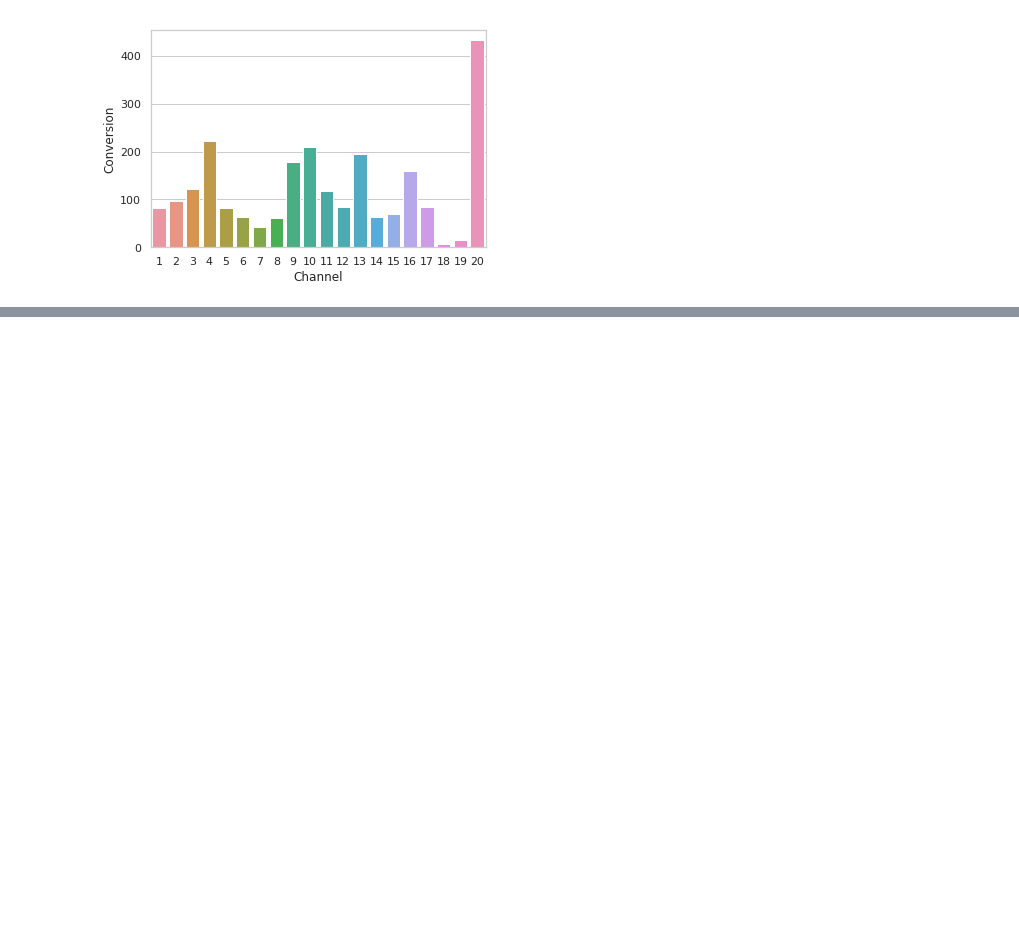
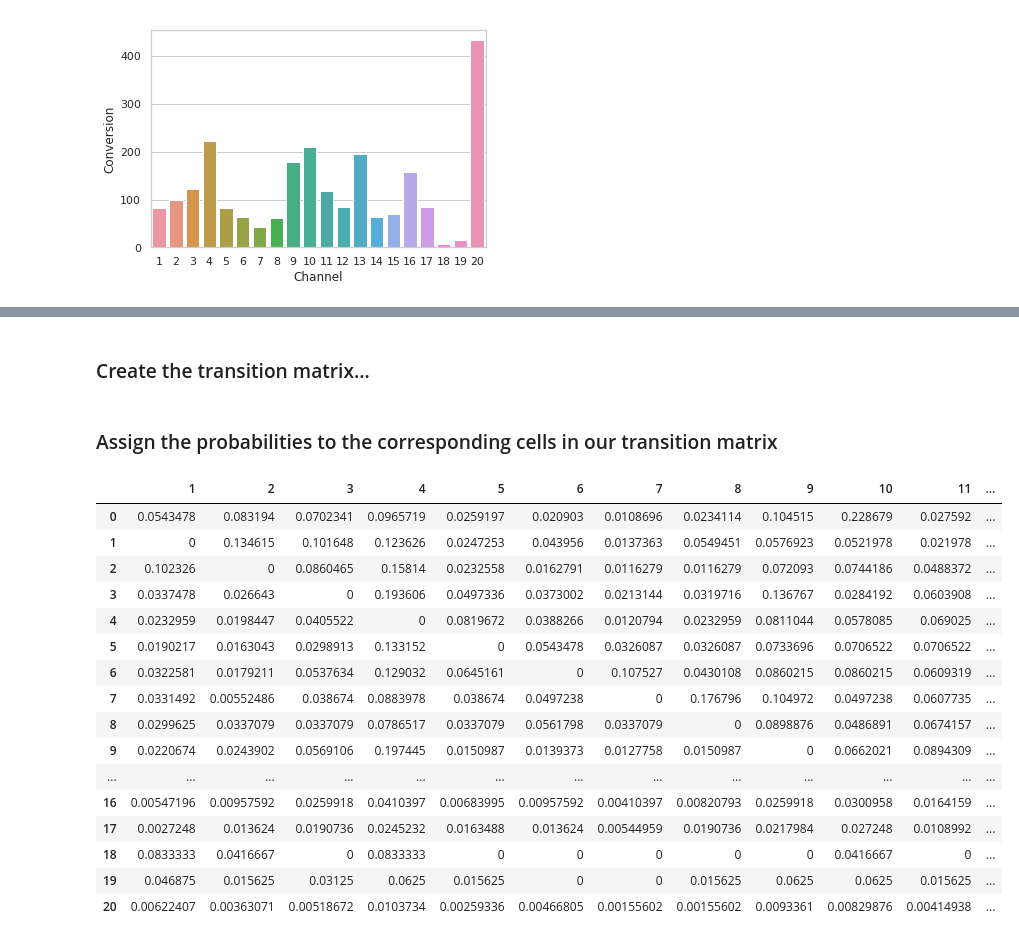
Before and after one commit to ROARMarketingConcepts/Marketing-Channel-Attribution-Projects, a Jupyter notebook: Marketing_Channel_Attribution_Example_Using_Markov_Chains.ipynb, the cells around one changed output, grey strips where cells are left out. Saved outputs shown, nothing was run; the diff lists cells and outputs as text; code cells hidden in the pictures; blank space fills up the shorter version.

```diff
--- a/Marketing_Channel_Attribution_Example_Using_Markov_Chains.ipynb
+++ b/Marketing_Channel_Attribution_Example_Using_Markov_Chains.ipynb
@@ -210,0 +320,8 @@ ax = sns.barplot(x="Channel", y="Conversion", data=markov)
+# %%
+# Convert data to floats
+trans_prob ['transition_probability'] = trans_prob ['transition_probability'].astype(float)
+
+# Convert start and conversion event to numeric values so we can sort and iterate through
+trans_prob.replace('(start)', '0', inplace=True)
+trans_prob.replace('(conversion)', '21', inplace=True)
+trans_prob.head()
@@ -210,0 +363,2 @@ ax = sns.barplot(x="Channel", y="Conversion", data=markov)
+# %% [markdown]
+### Create the transition matrix...
@@ -210,0 +367,2 @@ ax = sns.barplot(x="Channel", y="Conversion", data=markov)
+# %% [markdown]
+### Assign the probabilities to the corresponding cells in our transition matrix
@@ -210,0 +378,20 @@ ax = sns.barplot(x="Channel", y="Conversion", data=markov)
+# %%
+trans_matrix
+# %% [output]
+|  | 1 | 2 | 3 | 4 | 5 | 6 | 7 | 8 | 9 | 10 | 11 | ... |
+| 0 | 0.0543478 | 0.083194 | 0.0702341 | 0.0965719 | 0.0259197 | 0.020903 | 0.0108696 | 0.0234114 | 0.104515 | 0.228679 | 0.027592 | ... |
+| 1 | 0 | 0.134615 | 0.101648 | 0.123626 | 0.0247253 | 0.043956 | 0.0137363 | 0.0549451 | 0.0576923 | 0.0521978 | 0.021978 | ... |
+| 2 | 0.102326 | 0 | 0.0860465 | 0.15814 | 0.0232558 | 0.0162791 | 0.0116279 | 0.0116279 | 0.072093 | 0.0744186 | 0.0488372 | ... |
+| 3 | 0.0337478 | 0.026643 | 0 | 0.193606 | 0.0497336 | 0.0373002 | 0.0213144 | 0.0319716 | 0.136767 | 0.0284192 | 0.0603908 | ... |
+| 4 | 0.0232959 | 0.0198447 | 0.0405522 | 0 | 0.0819672 | 0.0388266 | 0.0120794 | 0.0232959 | 0.0811044 | 0.0578085 | 0.069025 | ... |
+| 5 | 0.0190217 | 0.0163043 | 0.0298913 | 0.133152 | 0 | 0.0543478 | 0.0326087 | 0.0326087 | 0.0733696 | 0.0706522 | 0.0706522 | ... |
+| 6 | 0.0322581 | 0.0179211 | 0.0537634 | 0.129032 | 0.0645161 | 0 | 0.107527 | 0.0430108 | 0.0860215 | 0.0860215 | 0.0609319 | ... |
+| 7 | 0.0331492 | 0.00552486 | 0.038674 | 0.0883978 | 0.038674 | 0.0497238 | 0 | 0.176796 | 0.104972 | 0.0497238 | 0.0607735 | ... |
+| 8 | 0.0299625 | 0.0337079 | 0.0337079 | 0.0786517 | 0.0337079 | 0.0561798 | 0.0337079 | 0 | 0.0898876 | 0.0486891 | 0.0674157 | ... |
+| 9 | 0.0220674 | 0.0243902 | 0.0569106 | 0.197445 | 0.0150987 | 0.0139373 | 0.0127758 | 0.0150987 | 0 | 0.0662021 | 0.0894309 | ... |
+| ... | ... | ... | ... | ... | ... | ... | ... | ... | ... | ... | ... | ... |
+| 16 | 0.00547196 | 0.00957592 | 0.0259918 | 0.0410397 | 0.00683995 | 0.00957592 | 0.00410397 | 0.00820793 | 0.0259918 | 0.0300958 | 0.0164159 | ... |
+| 17 | 0.0027248 | 0.013624 | 0.0190736 | 0.0245232 | 0.0163488 | 0.013624 | 0.00544959 | 0.0190736 | 0.0217984 | 0.027248 | 0.0108992 | ... |
+| 18 | 0.0833333 | 0.0416667 | 0 | 0.0833333 | 0 | 0 | 0 | 0 | 0 | 0.0416667 | 0 | ... |
+| 19 | 0.046875 | 0.015625 | 0.03125 | 0.0625 | 0.015625 | 0 | 0 | 0.015625 | 0.0625 | 0.0625 | 0.015625 | ... |
+| 20 | 0.00622407 | 0.00363071 | 0.00518672 | 0.0103734 | 0.00259336 | 0.00466805 | 0.00155602 | 0.00155602 | 0.0093361 | 0.00829876 | 0.00414938 | ... |
```
Also changed, not shown: parts of 22 cells of this notebook.
